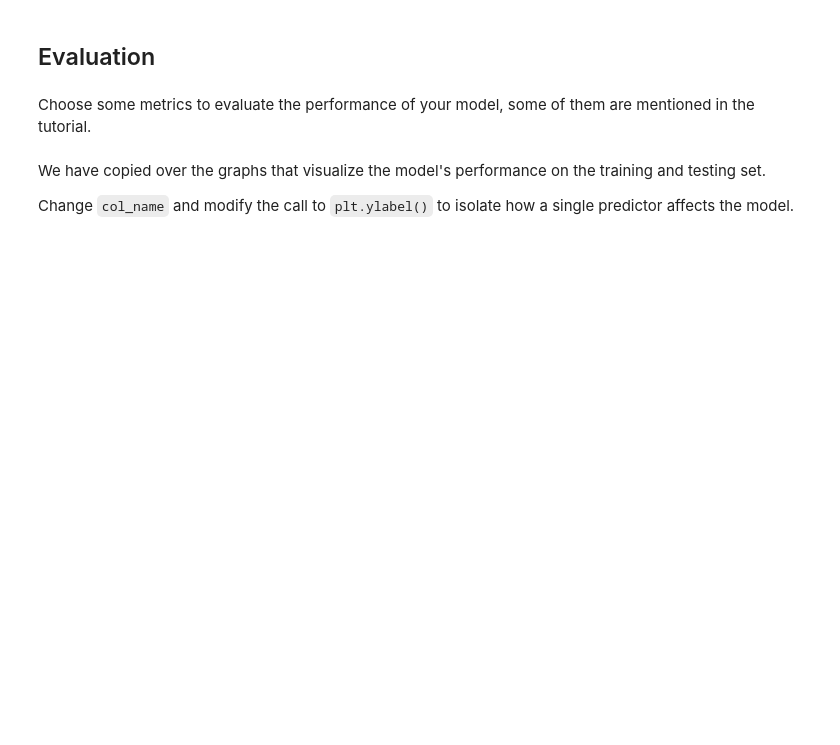
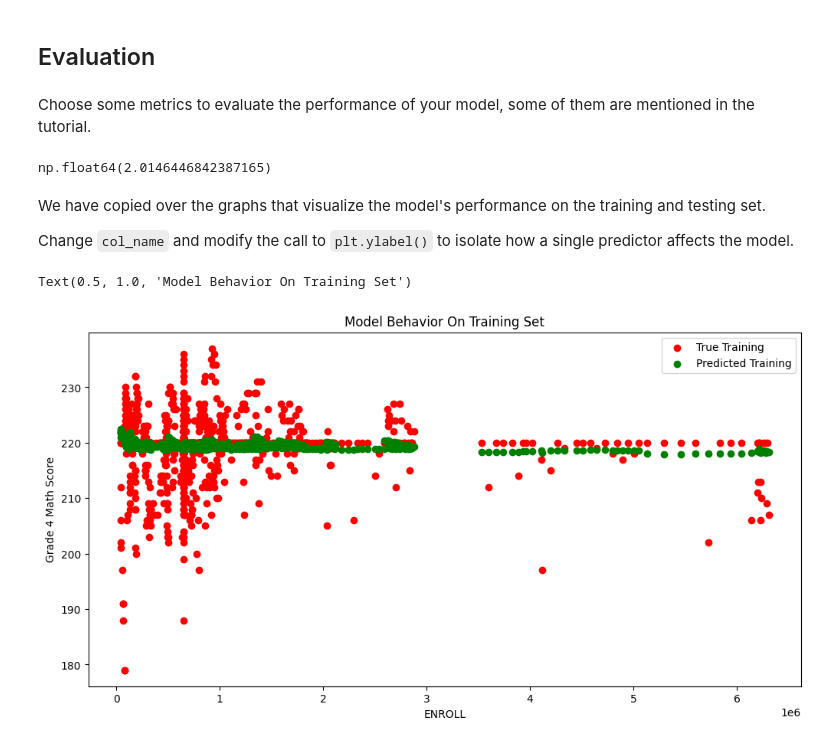
Before and after one commit to jobdhill/MDST-Tutorial, a Jupyter notebook: tutorial1/checkpoint1.ipynb, the cells around one changed output. Cells and saved outputs as stored; diff of their text form; code cells hidden in the pictures; blank space fills up the shorter version.

```diff
--- a/tutorial1/checkpoint1.ipynb
+++ b/tutorial1/checkpoint1.ipynb
@@ -168,0 +163,12 @@ from sklearn.model_selection import train_test_split
+# %%
+# @@@ 8
+
+feature_columns = [
+    'ENROLL'
+    'SUPPORT_SERVICES_EXPENDITURE_PER_STUDENT'
+
+]
+
+print(feature_columns)
+X = df[['ENROLL', 'SUPPORT_SERVICES_EXPENDITURE_PER_STUDENT']].fillna(df.median(numeric_only=True))
+y = df['AVG_READING_4_SCORE'].fillna(df['AVG_READING_4_SCORE'].median())
@@ -169,8 +177,8 @@ from sklearn.model_selection import train_test_split
 # %%
 # @@@ 9
 
-# X_train, X_test, y_train, y_test = train_test_split(
-#      X, y, test_size=, random_state=42)
+X_train, X_test, y_train, y_test = train_test_split(
+X, y, test_size= 40, random_state=42)
 # %% [markdown]
 <h2> Prediction </h2>
 # %% [markdown]
@@ -181,7 +190,7 @@ ML Models [Resource](https://medium.com/@vijaya.beeravalli/comparison-of-machine
 # %%
 # @@@ 11
 # create your model here
-# model =
+model = LinearRegression()
 # %%
 model.fit(X_train, y_train)
 # %% [output]
@@ -197,3 +204,10 @@ Choose some metrics to evaluate the performance of your model, some of them are
+# %%
+# @@@ 12
+model.score(X_test, y_test)
+np.mean(model.predict(X_test)-y_test)
+np.mean(np.abs(model.predict(X_test)-y_test))
+# %% [output]
+np.float64(2.0146446842387165)
 # %% [markdown]
 We have copied over the graphs that visualize the model's performance on the training and testing set.
 
@@ -201,17 +215,20 @@ Change `col_name` and modify the call to `plt.ylabel()` to isolate how a single
 # %%
 # @@@ 13
 
-# col_name = 'COLUMN NAME OF ONE PREDICTOR'
+col_name = 'ENROLL'
 
 
-# f = plt.figure(figsize=(12,6))
-# plt.scatter(X_train[col_name], y_train, color = "red")
-# plt.scatter(X_train[col_name], model.predict(X_train), color = "green")
+f = plt.figure(figsize=(12,6))
+plt.scatter(X_train[col_name], y_train, color = "red")
+plt.scatter(X_train[col_name], model.predict(X_train), color = "green")
 
-# plt.legend(['True Training','Predicted Training'])
-# plt.xlabel(col_name)
-# plt.ylabel('NAME OF THE PREDICTOR')
-# plt.title("Model Behavior On Training Set")
+plt.legend(['True Training','Predicted Training'])
+plt.xlabel(col_name)
+plt.ylabel('Grade 4 Math Score')
+plt.title("Model Behavior On Training Set")
+# %% [output]
+Text(0.5, 1.0, 'Model Behavior On Training Set')
+[figure, added]
 # %%
 # @@@ 14
 
```
Also changed, not shown: parts of 7 cells of this notebook.
